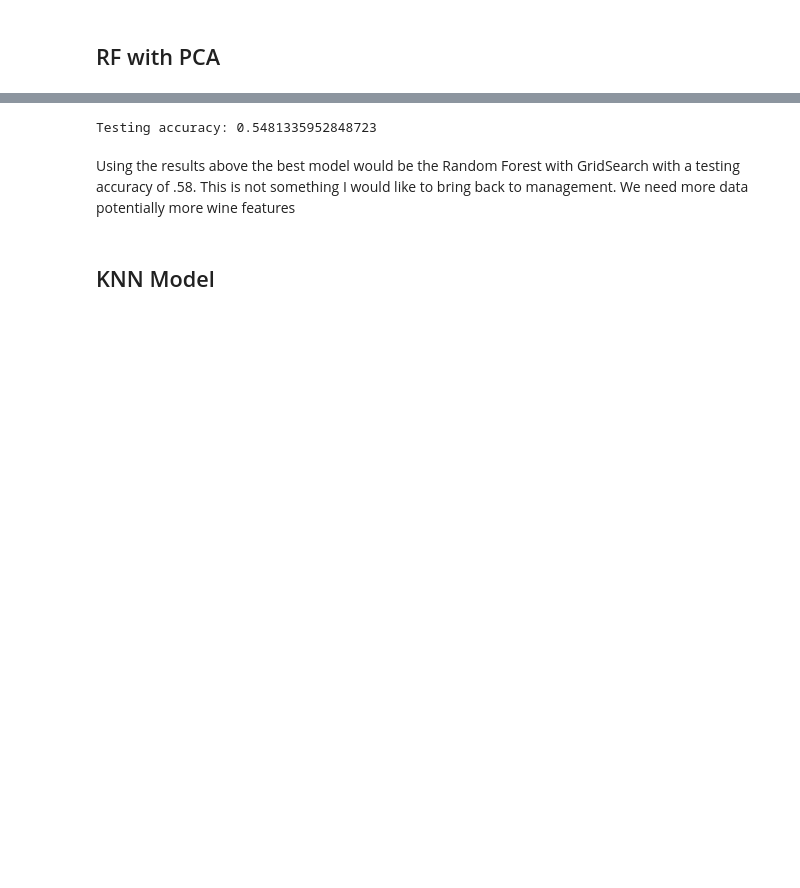
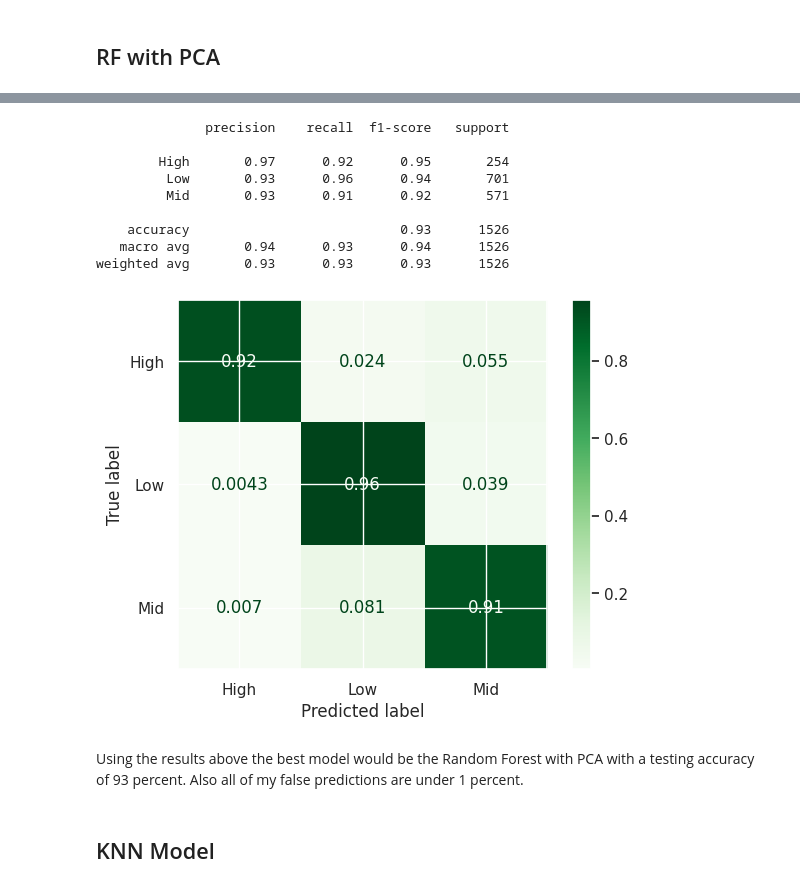
Before and after one commit to pmontecinos23/Spanish-Wine-Evaluation, a Jupyter notebook: Spanish_Wine_Evaluation_4.ipynb, the cells around one changed output, grey strips where cells are left out. Drawn from its saved outputs; the diff is of its cells as text; code cells hidden in the pictures; blank space fills up the shorter version.

```diff
--- a/Spanish_Wine_Evaluation_4.ipynb
+++ b/Spanish_Wine_Evaluation_4.ipynb
@@ -780,10 +791,12 @@ print(rf1_test_score)
 # %% [markdown]
 ## RF with PCA
 # %%
-pca = PCA()
+pca = PCA(n_components=7)
 
 transformer = make_pipeline(preprocessor, pca)
 
 rf_pca = RandomForestClassifier(random_state = 42)
 
 rf_pcs = make_pipeline(transformer, rf_pca)
+
+rf_pcs.fit(X_train, y_train)
@@ -803,10 +820,26 @@ rf_pcs = make_pipeline(transformer, rf_pca)
-# %%
-# Checking the accurancy of our model with PCA
-print('Testing accuracy:', rf_pcs.score(X_test, y_test))
-# %% [output]
-Testing accuracy: 0.5481335952848723
+# %%
+# Evaluate the decision tree on the training data using classification_report()
+# and a confusion matrix
+rf_pred = rf_pcs.predict(X_train)
+
+print(classification_report(y_train, rf_pred))
+
+ConfusionMatrixDisplay.from_predictions(y_train, rf_pred,
+                                        cmap='Greens',
+                                        normalize='true');
+# %% [output]
+              precision    recall  f1-score   support
+
+        High       0.97      0.92      0.95       254
+         Low       0.93      0.96      0.94       701
+         Mid       0.93      0.91      0.92       571
+
+    accuracy                           0.93      1526
+   macro avg       0.94      0.93      0.94      1526
+weighted avg       0.93      0.93      0.93      1526
+[figure, added]
 # %% [markdown]
-Using the results above the best model would be the Random Forest with GridSearch with a testing accuracy of .58. This is not something I would like to bring back to management. We need more data potentially more wine features
+Using the results above the best model would be the Random Forest with PCA with a testing accuracy of 93 percent. Also all of my false predictions are under 1 percent.
 # %% [markdown]
 ## KNN Model
 # %%
```
Also changed, not shown: parts of 29 cells of this notebook.
